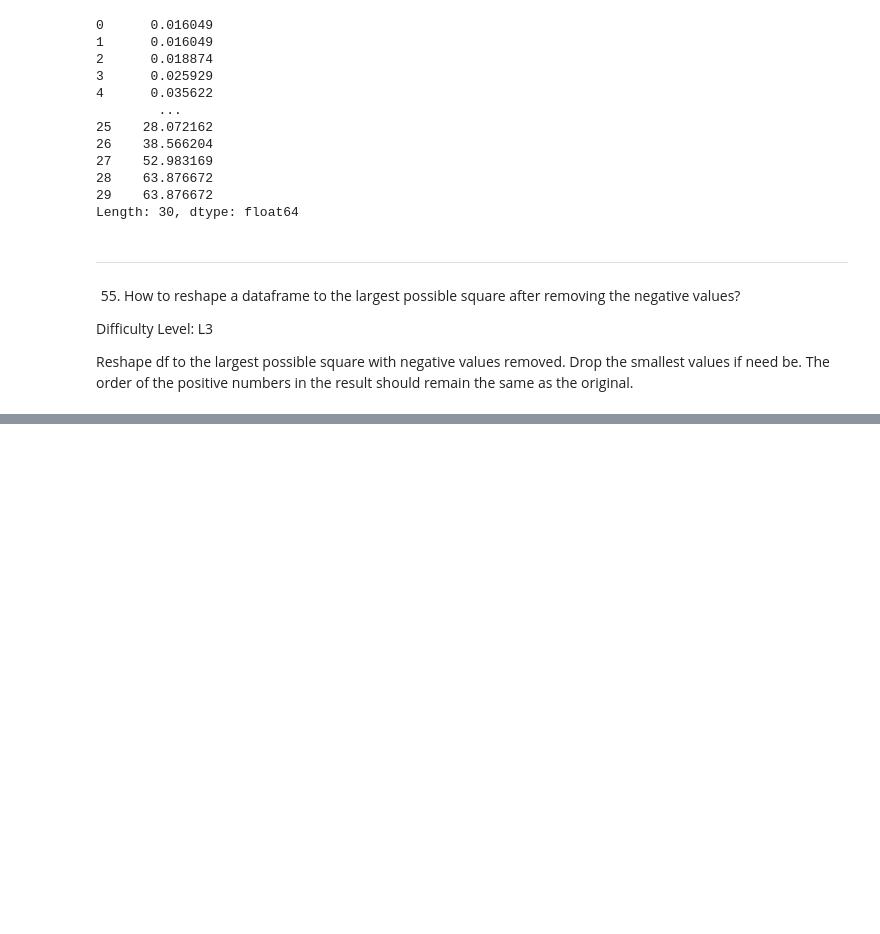
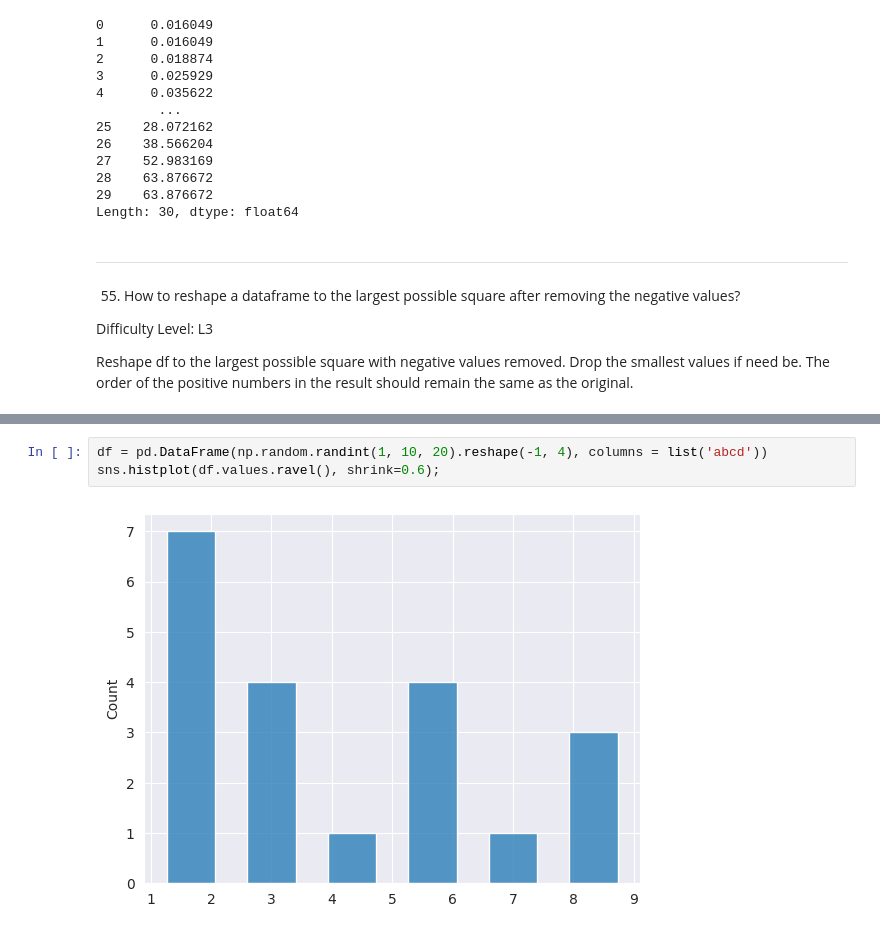
Before and after one commit to OdincovMD/101-pandas, a Jupyter notebook: solutions.ipynb, the cells around one changed output, grey strips where cells are left out. Drawn from its saved outputs; the diff is of its cells as text; blank space fills up the shorter version.

```diff
--- a/solutions.ipynb
+++ b/solutions.ipynb
@@ -1140,0 +1571,5 @@ print(output)
+# %%
+df = pd.DataFrame(np.random.randint(1, 10, 20).reshape(-1, 4), columns = list('abcd'))
+sns.histplot(df.values.ravel(), shrink=0.6);
+# %% [output]
+[figure, added]
```
Also changed, not shown: parts of 57 cells of this notebook.
